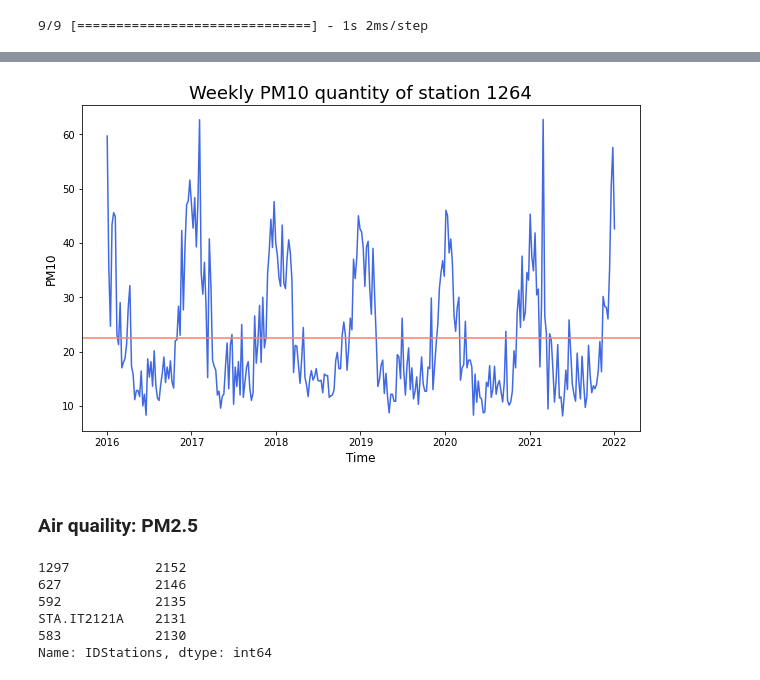
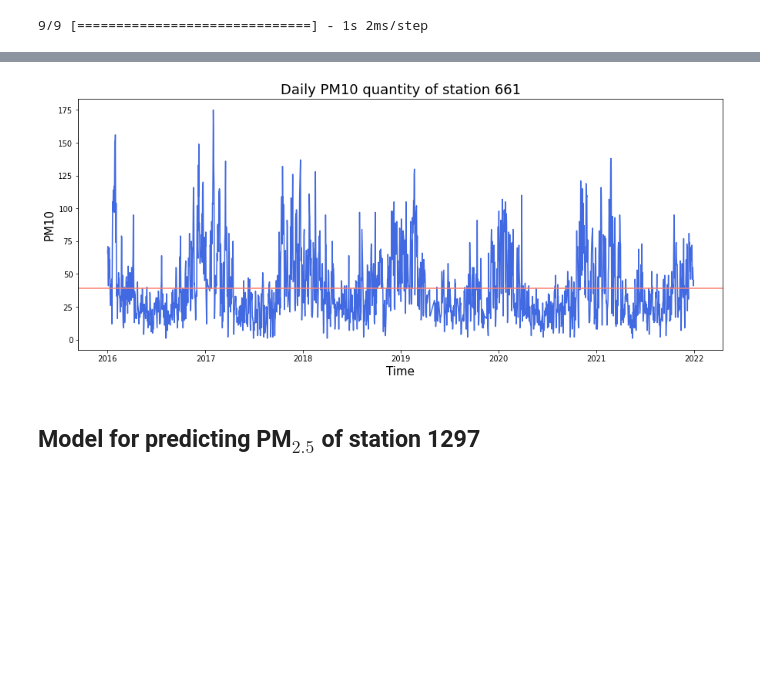
Before and after one commit to kant-ch/Air_Quality_Prediction, a Jupyter notebook: Working_code.ipynb, the cells around one changed output, grey strips where cells are left out. Drawn from its saved outputs; the diff is of its cells as text; code cells hidden in the pictures; blank space fills up the shorter version.

```diff
--- a/Working_code.ipynb
+++ b/Working_code.ipynb
@@ -185,4 +190,4 @@ df_time = df.copy()
 # %%
 # Set time to index
-df_time.set_index('Time',inplace=True)
+df_time_index.set_index('Time',inplace=True)
 # %%
@@ -244,6 +249,16 @@ overall_station_polltion.head()
 def top5_pollution(quality):
     return overall_station_polltion.sort_values(f'AQ_{quality}',ascending=False)\
 [[f'AQ_{quality}']].head()
+# %%
+def extract_aq_df(quality, station):
+    """Filter dataframe which contain the value of air quality in the given station
+    -------
+    Parameter: quality: 'nox', 'no2', 'nh3', 'pm10', 'pm25', 'so2'
+               station e.g. '652', 'STA.IT1509A'
+    """
+    df = df_time_index[df_time_index[f'AQ_{quality}'] != 0]\
+    [df_time_index[df_time_index[f'AQ_{quality}'] != 0]['IDStations'] == station]
+    return df
 # %%
 # 5 station that have highest overall amount of NOx in the air
 sns.barplot(y=top5_pollution('nox').index, x = 'AQ_nox',data = top5_pollution('nox'))
@@ -280,3 +311,9 @@ sns.barplot(y=top5_pollution('so2').index, x = 'AQ_so2',data = top5_pollution('s
 plt.title('Station with high average value of SO2 in the air');
 # %% [output]
 [figure]
+# %%
+# Most station for each air pollution
+most_pollution = pd.DataFrame(columns=['IDStations', 'quality', 'Values'])
+for i, quality in enumerate(['nox','no2','nh3','pm10','pm25','so2']):
+    most_pol_temp = top5_pollution(quality).head(1)
+    most_pollution.loc[i] = [most_pol_temp.index[0], quality, most_pol_temp.values[0][0]]
@@ -282,0 +366,15 @@ plt.title('Station with high average value of SO2 in the air');
+# %%
+def station_daily(station, quality, label):
+    """Display daily air quality of the given station
+    -------
+    Parameter: station e.g. '652', 'STA.IT1509A'
+               quality: 'nox', 'no2', 'nh3', 'pm10', 'pm25', 'so2'
+               label: label of y axis
+    """
+    plt.figure(figsize=(15,6))
+    df_temp = extract_aq_df(quality,station)
+    plt.plot(df_temp[f'AQ_{quality}'], color='royalblue')
+    plt.title(f'Daily {label} quantity of station {station}',fontsize=18)
+    plt.ylabel(label, fontsize=15)
+    plt.xlabel('Time', fontsize=15)
+    plt.axhline(df_temp[f'AQ_{quality}'].mean(),color='salmon');
@@ -799,16 +1120,8 @@ def station_weekly_pm10(station):
 # %%
-station_weekly_pm10('1264')
+station_daily(station ='661',
+              quality='pm10',
+              label='PM10')
 # %% [output]
-[figure, old version]
+[figure, new version]
 # %% [markdown]
-### Air quaility: PM2.5
+## Model for predicting PM$_{2.5}$ of station 1297
-# %%
-# Station that have the data about amount of PM2.5 in the air
-df_time[df_time['AQ_pm25'] != 0]['IDStations'].value_counts().head()
-# %% [output]
-1297           2152
-627            2146
-592            2135
-STA.IT2121A    2131
-583            2130
-Name: IDStations, dtype: int64
```
Also changed, not shown: parts of 137 cells of this notebook, 2 other files.
